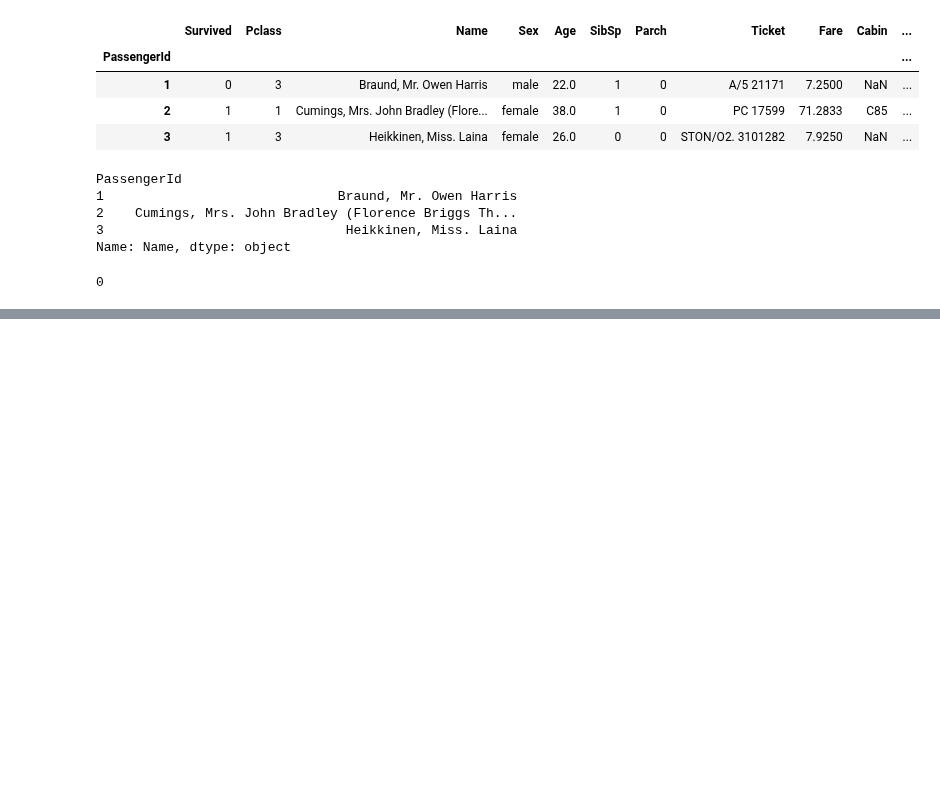
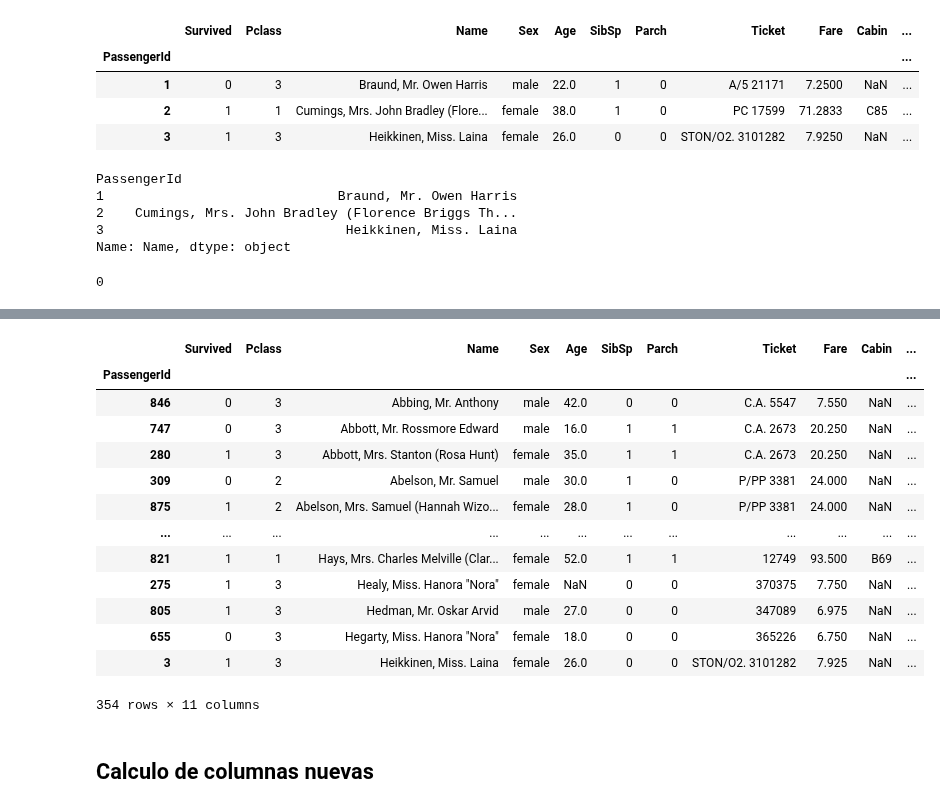
Before and after one commit to Argentan/DMA_LAB2, a Jupyter notebook: tutoriales/03_manejo_de_datos-pandas.ipynb, the cells around one changed output, grey strips where cells are left out. Drawn from its saved outputs; the diff is of its cells as text; code cells hidden in the pictures; blank space fills up the shorter version.

```diff
--- a/tutoriales/03_manejo_de_datos-pandas.ipynb
+++ b/tutoriales/03_manejo_de_datos-pandas.ipynb
@@ -328,0 +417,19 @@ data.loc[1, "Survived"]
+# %%
+data.sort_values("Name").loc[:3]
+# %% [output]
+|  | Survived | Pclass | Name | Sex | Age | SibSp | Parch | Ticket | Fare | Cabin | ... |
+| PassengerId |  |  |  |  |  |  |  |  |  |  | ... |
+| 846 | 0 | 3 | Abbing, Mr. Anthony | male | 42.0 | 0 | 0 | C.A. 5547 | 7.550 | NaN | ... |
+| 747 | 0 | 3 | Abbott, Mr. Rossmore Edward | male | 16.0 | 1 | 1 | C.A. 2673 | 20.250 | NaN | ... |
+| 280 | 1 | 3 | Abbott, Mrs. Stanton (Rosa Hunt) | female | 35.0 | 1 | 1 | C.A. 2673 | 20.250 | NaN | ... |
+| 309 | 0 | 2 | Abelson, Mr. Samuel | male | 30.0 | 1 | 0 | P/PP 3381 | 24.000 | NaN | ... |
+| 875 | 1 | 2 | Abelson, Mrs. Samuel (Hannah Wizo... | female | 28.0 | 1 | 0 | P/PP 3381 | 24.000 | NaN | ... |
+| ... | ... | ... | ... | ... | ... | ... | ... | ... | ... | ... | ... |
+| 821 | 1 | 1 | Hays, Mrs. Charles Melville (Clar... | female | 52.0 | 1 | 1 | 12749 | 93.500 | B69 | ... |
+| 275 | 1 | 3 | Healy, Miss. Hanora "Nora" | female | NaN | 0 | 0 | 370375 | 7.750 | NaN | ... |
+| 805 | 1 | 3 | Hedman, Mr. Oskar Arvid | male | 27.0 | 0 | 0 | 347089 | 6.975 | NaN | ... |
+| 655 | 0 | 3 | Hegarty, Miss. Hanora "Nora" | female | 18.0 | 0 | 0 | 365226 | 6.750 | NaN | ... |
+| 3 | 1 | 3 | Heikkinen, Miss. Laina | female | 26.0 | 0 | 0 | STON/O2. 3101282 | 7.925 | NaN | ... |
+354 rows × 11 columns
+# %% [markdown]
+## Calculo de columnas nuevas
```
Also changed, not shown: parts of 33 cells of this notebook, 1 other file.
